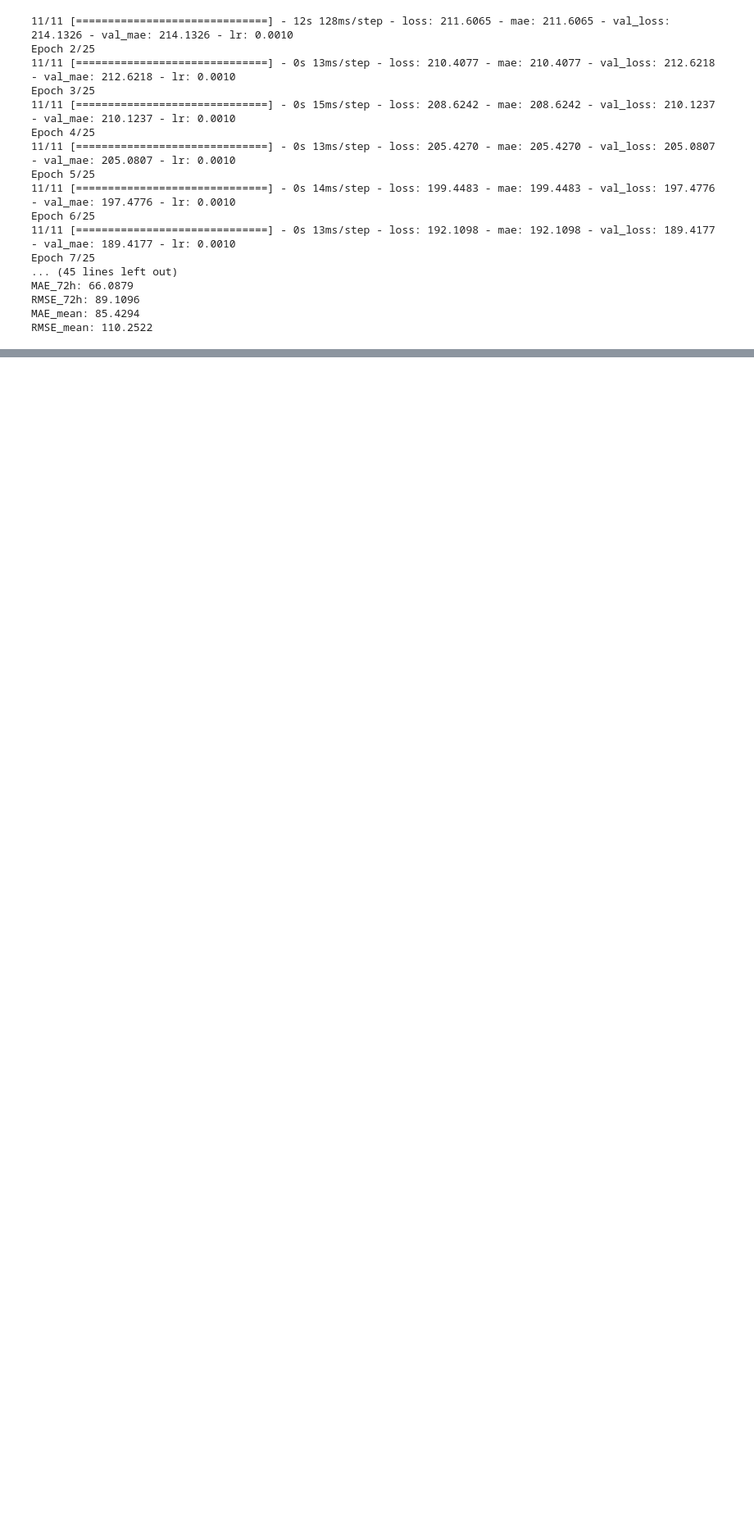
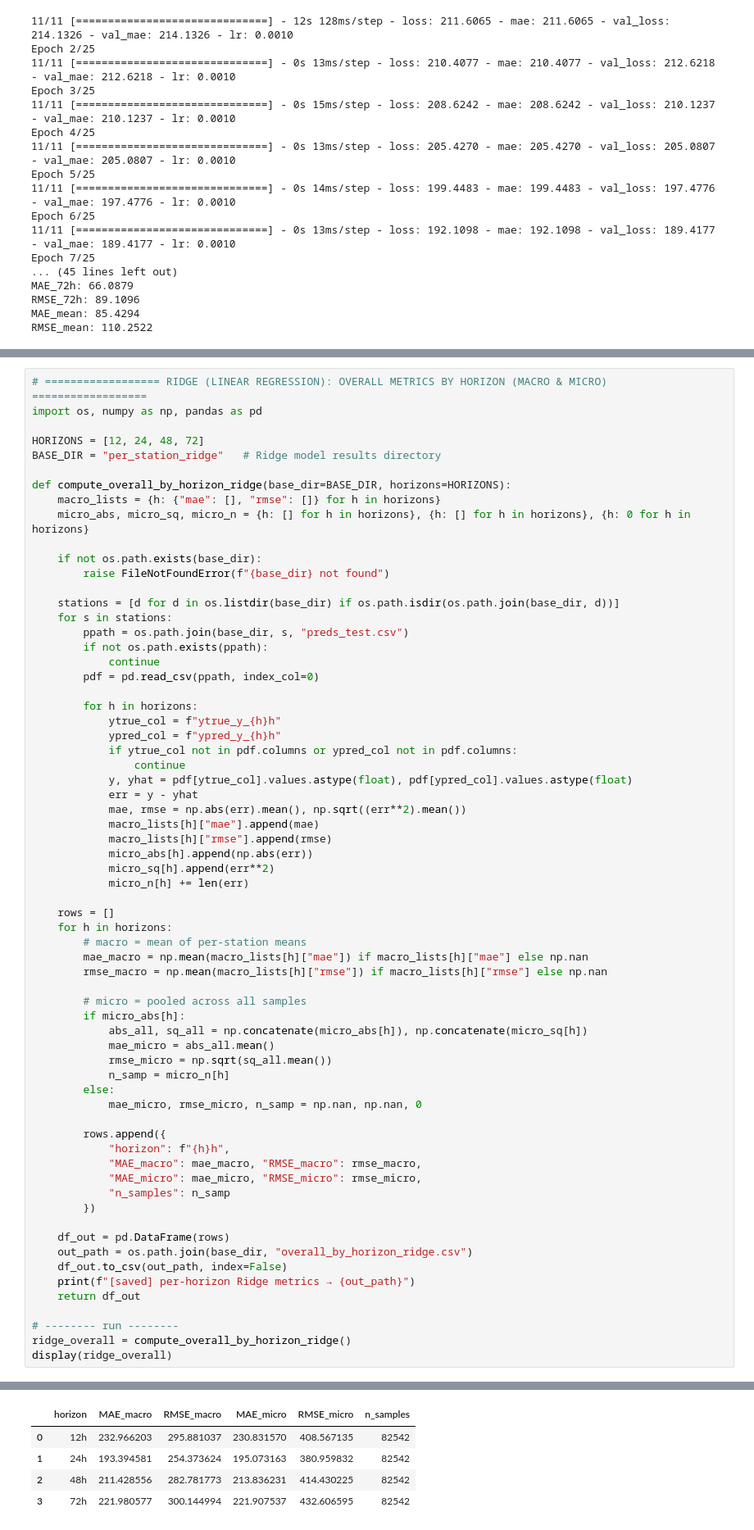
Before and after one commit to RichelCode/EV-Charging-Analysis, a Jupyter notebook: Conference Presentation.ipynb, the cells around one changed output, grey strips where cells are left out. Shown at 82% size. Cells and saved outputs as stored; diff of their text form; blank space fills up the shorter version.

```diff
--- a/Conference Presentation.ipynb
+++ b/Conference Presentation.ipynb
@@ -895,0 +2978,67 @@ gc.collect()
+# %%
+# ================== RIDGE (LINEAR REGRESSION): OVERALL METRICS BY HORIZON (MACRO & MICRO) ==================
+import os, numpy as np, pandas as pd
+
+HORIZONS = [12, 24, 48, 72]
+BASE_DIR = "per_station_ridge"   # Ridge model results directory
+
+def compute_overall_by_horizon_ridge(base_dir=BASE_DIR, horizons=HORIZONS):
+    macro_lists = {h: {"mae": [], "rmse": []} for h in horizons}
+    micro_abs, micro_sq, micro_n = {h: [] for h in horizons}, {h: [] for h in horizons}, {h: 0 for h in horizons}
+
+    if not os.path.exists(base_dir):
+        raise FileNotFoundError(f"{base_dir} not found")
+
+    stations = [d for d in os.listdir(base_dir) if os.path.isdir(os.path.join(base_dir, d))]
+    for s in stations:
+        ppath = os.path.join(base_dir, s, "preds_test.csv")
+        if not os.path.exists(ppath):
+            continue
+        pdf = pd.read_csv(ppath, index_col=0)
+
+        for h in horizons:
+            ytrue_col = f"ytrue_y_{h}h"
+            ypred_col = f"ypred_y_{h}h"
+            if ytrue_col not in pdf.columns or ypred_col not in pdf.columns:
+                continue
+            y, yhat = pdf[ytrue_col].values.astype(float), pdf[ypred_col].values.astype(float)
+            err = y - yhat
+            mae, rmse = np.abs(err).mean(), np.sqrt((err**2).mean())
+            macro_lists[h]["mae"].append(mae)
+            macro_lists[h]["rmse"].append(rmse)
+            micro_abs[h].append(np.abs(err))
+            micro_sq[h].append(err**2)
+            micro_n[h] += len(err)
+
+    rows = []
+    for h in horizons:
+        # macro = mean of per-station means
+        mae_macro = np.mean(macro_lists[h]["mae"]) if macro_lists[h]["mae"] else np.nan
+        rmse_macro = np.mean(macro_lists[h]["rmse"]) if macro_lists[h]["rmse"] else np.nan
+
+        # micro = pooled across all samples
+        if micro_abs[h]:
+            abs_all, sq_all = np.concatenate(micro_abs[h]), np.concatenate(micro_sq[h])
+            mae_micro = abs_all.mean()
+            rmse_micro = np.sqrt(sq_all.mean())
+            n_samp = micro_n[h]
+        else:
+            mae_micro, rmse_micro, n_samp = np.nan, np.nan, 0
+
+        rows.append({
+            "horizon": f"{h}h",
+            "MAE_macro": mae_macro, "RMSE_macro": rmse_macro,
+            "MAE_micro": mae_micro, "RMSE_micro": rmse_micro,
+            "n_samples": n_samp
+        })
+
+    df_out = pd.DataFrame(rows)
+    out_path = os.path.join(base_dir, "overall_by_horizon_ridge.csv")
+    df_out.to_csv(out_path, index=False)
+    print(f"[saved] per-horizon Ridge metrics → {out_path}")
+    return df_out
+
+# -------- run --------
+ridge_overall = compute_overall_by_horizon_ridge()
+display(ridge_overall)
+# %% [output]
@@ -895,0 +3046,5 @@ gc.collect()
+|  | horizon | MAE_macro | RMSE_macro | MAE_micro | RMSE_micro | n_samples |
+| 0 | 12h | 232.966203 | 295.881037 | 230.831570 | 408.567135 | 82542 |
+| 1 | 24h | 193.394581 | 254.373624 | 195.073163 | 380.959832 | 82542 |
+| 2 | 48h | 211.428556 | 282.781773 | 213.836231 | 414.430225 | 82542 |
+| 3 | 72h | 221.980577 | 300.144994 | 221.907537 | 432.606595 | 82542 |
```
Also changed, not shown: parts of 24 cells of this notebook.
